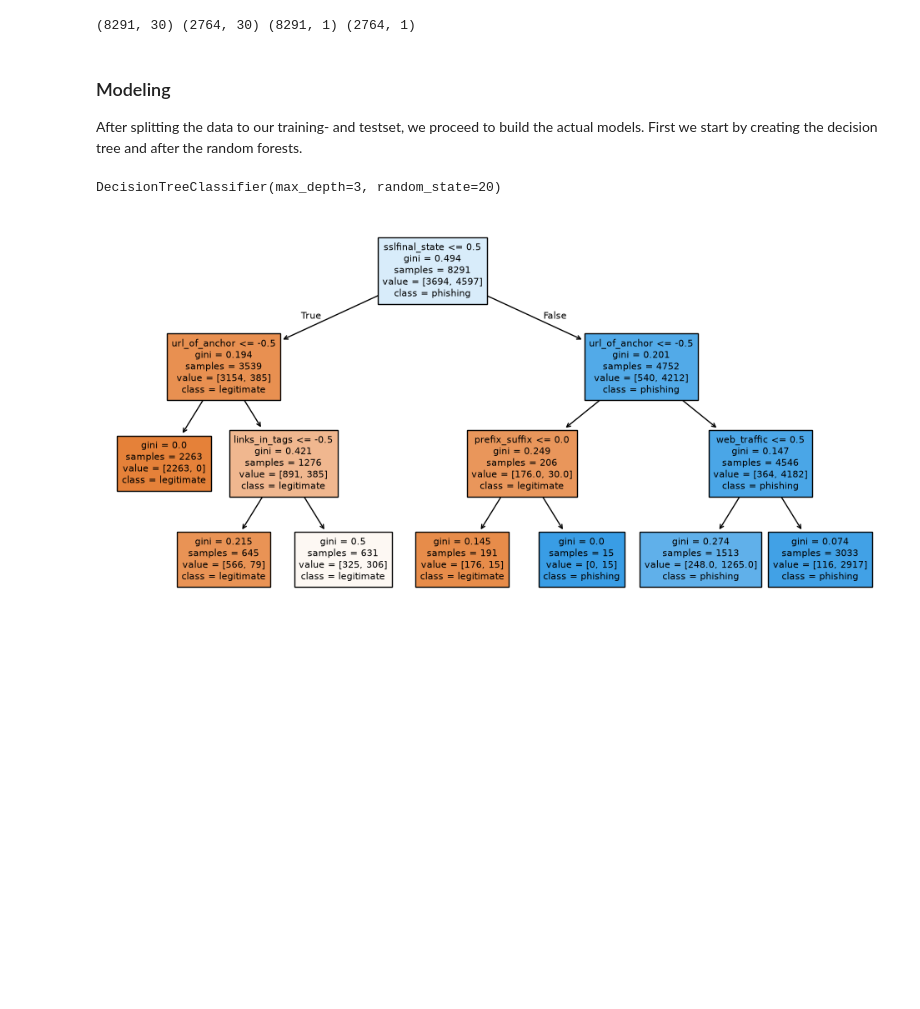
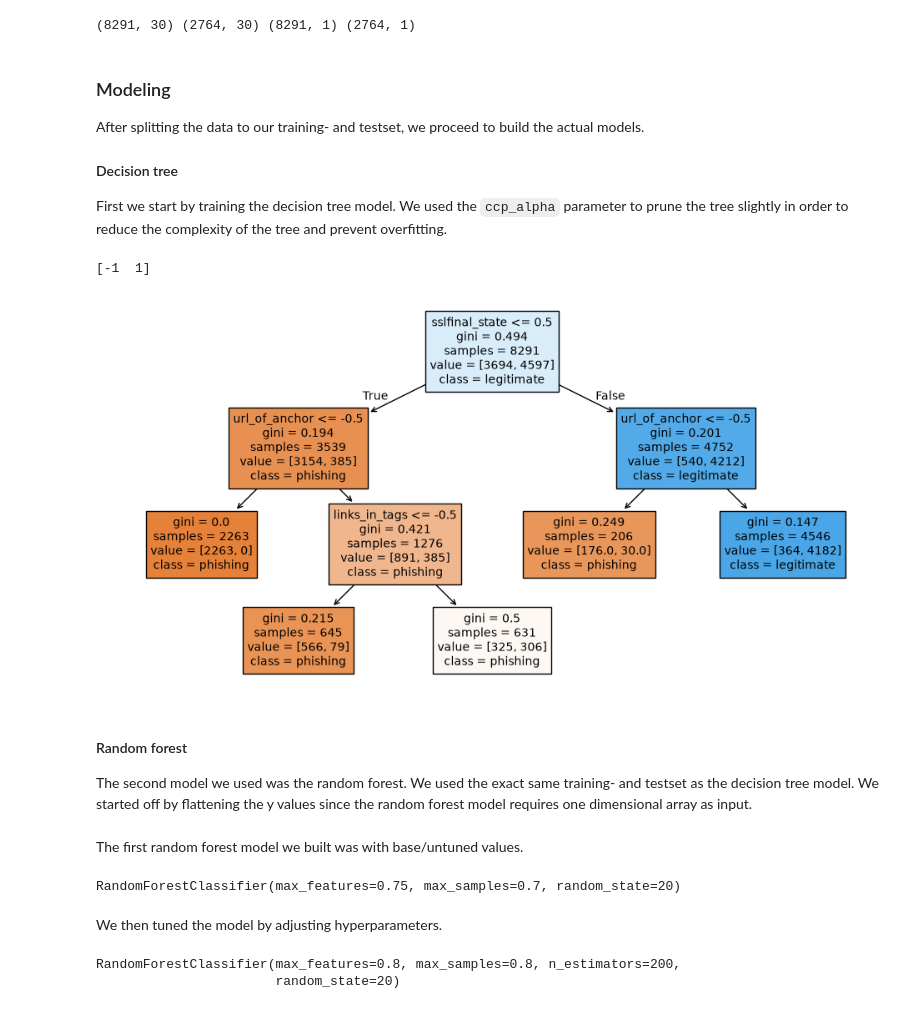
Before and after one commit to alekkiq/dkko-g2, a Jupyter notebook: assignments/mod_5_6.ipynb, the cells around one changed output. Cells and saved outputs as stored; diff of their text form; code cells hidden in the pictures; blank space fills up the shorter version.

```diff
--- a/assignments/mod_5_6.ipynb
+++ b/assignments/mod_5_6.ipynb
@@ -43,16 +44,29 @@ print(X_train.shape, X_test.shape, y_train.shape, y_test.shape)
 (8291, 30) (2764, 30) (8291, 1) (2764, 1)
 # %% [markdown]
 ### Modeling
-After splitting the data to our training- and testset, we proceed to build the actual models. First we start by creating the decision tree and after the random forests.
+After splitting the data to our training- and testset, we proceed to build the actual models.
+
+#### Decision tree
+First we start by training the decision tree model. We used the `ccp_alpha` parameter to prune the tree slightly in order to reduce the complexity of the tree and prevent overfitting.
 # %%
 # building the model classifier
-model = DecisionTreeClassifier(max_depth=3, random_state=20)
-model.fit(X_train, y_train)
+dt_model = DecisionTreeClassifier(
+    random_state=20,
+    ccp_alpha=0.01
+)
+dt_model.fit(X_train, y_train)
+
+print(dt_model.classes_)
 # %% [output]
-DecisionTreeClassifier(max_depth=3, random_state=20)
+[-1  1]
 # %%
-fig = plt.figure(figsize = (12, 6))
-plot_tree(model, feature_names = X.keys(), class_names = ['legitimate', 'phishing'], filled = True, fontsize = 8)
+# plotting the decision tree
+dt_fig = plt.figure(figsize = (12, 6))
+plot_tree(dt_model, feature_names = X.keys(), class_names = ['phishing', 'legitimate'], filled = True, fontsize = 10)
 plt.show()
 # %% [output]
-[figure, old version]
+[figure, new version]
+# %% [markdown]
+#### Random forest
+
+The second model we used was the random forest. We used the exact same training- and testset as the decision tree model. We started off by flattening the y values since the random forest model requires one dimensional array as input.
@@ -58,0 +76,27 @@ plt.show()
+# %% [markdown]
+The first random forest model we built was with base/untuned values.
+# %%
+rf_model = RandomForestClassifier(
+    random_state=20,
+    n_estimators=100,
+    bootstrap=True,
+    max_samples=0.7,
+    max_features=0.75
+)
+rf_model.fit(X_train, y_train_1d)
+# %% [output]
+RandomForestClassifier(max_features=0.75, max_samples=0.7, random_state=20)
+# %% [markdown]
+We then tuned the model by adjusting hyperparameters.
+# %%
+rf_model_tuned = RandomForestClassifier(
+    random_state=20,
+    n_estimators=200,
+    bootstrap=True,
+    max_samples=0.8,
+    max_features=0.8,
+)
+rf_model_tuned.fit(X_train, y_train_1d)
+# %% [output]
+RandomForestClassifier(max_features=0.8, max_samples=0.8, n_estimators=200,
+                       random_state=20)
```
Also changed, not shown: parts of 16 cells of this notebook.
